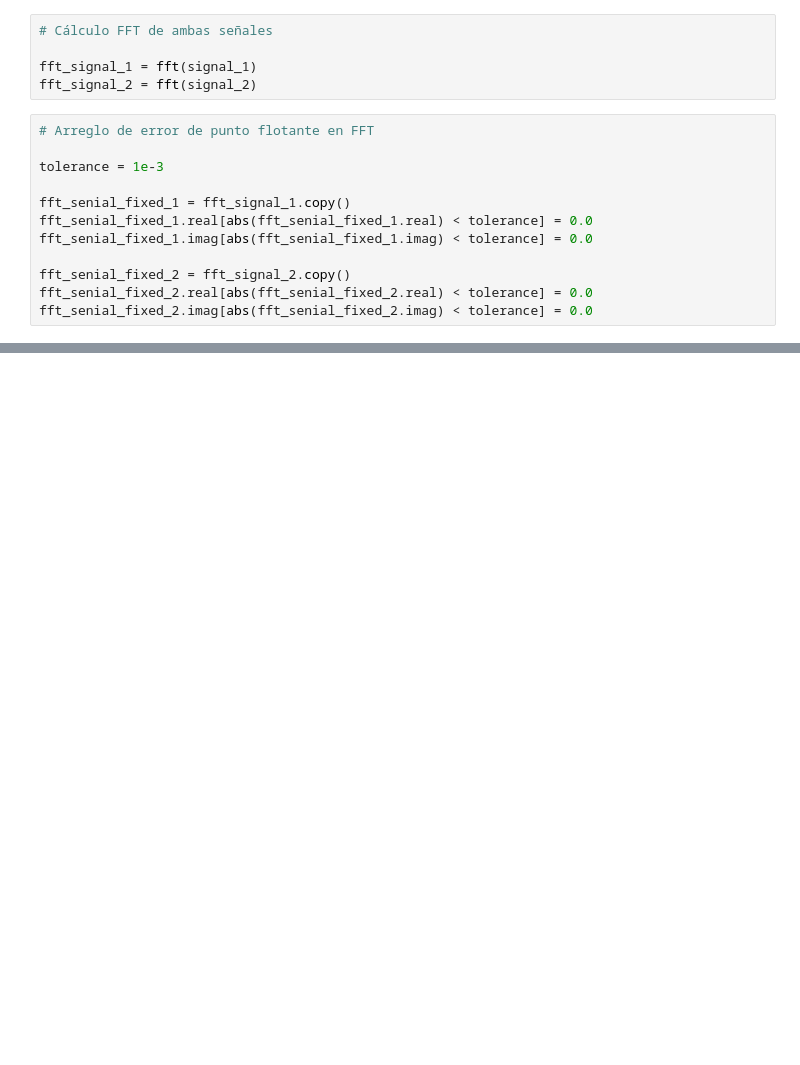
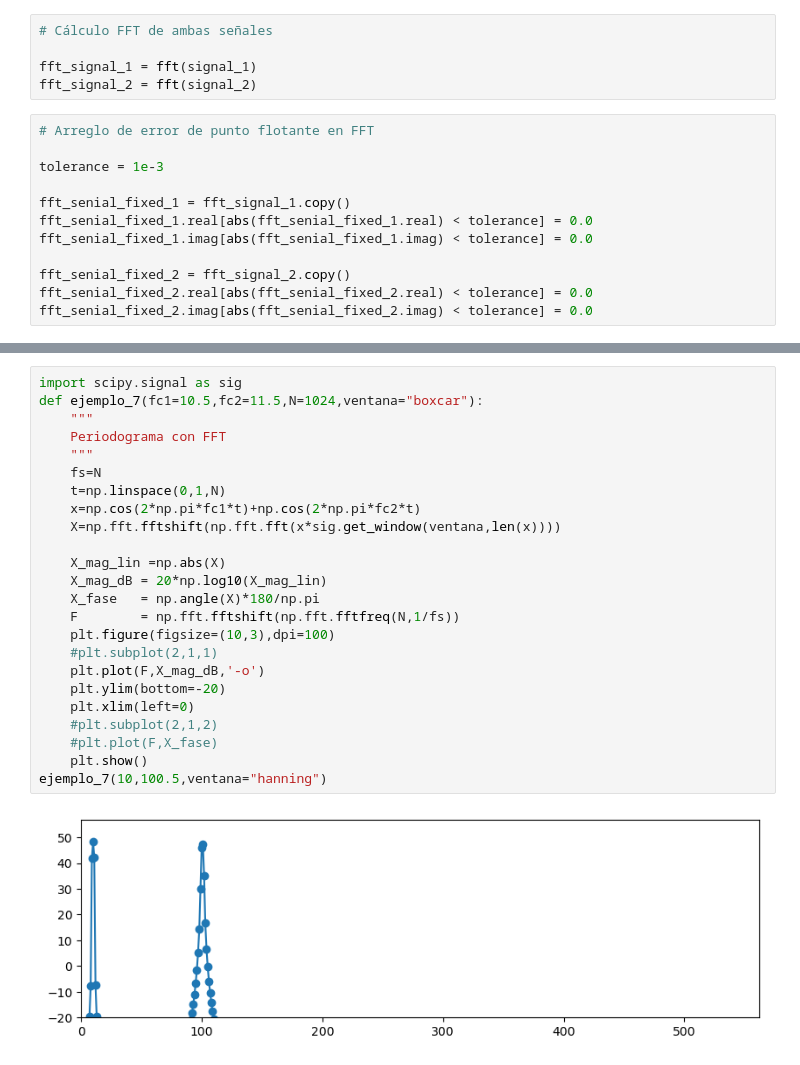
Before and after one commit to fmirandabonomi/curso_sdr_invap, a Jupyter notebook: dsp_tiempo_frecuencia.ipynb, the cells around one changed output, grey strips where cells are left out. Drawn from its saved outputs; the diff is of its cells as text; blank space fills up the shorter version.

Commit message:
Ejemplo 7

```diff
--- a/dsp_tiempo_frecuencia.ipynb
+++ b/dsp_tiempo_frecuencia.ipynb
@@ -1094,0 +1106,26 @@ plt.show()
+# %%
+import scipy.signal as sig
+def ejemplo_7(fc1=10.5,fc2=11.5,N=1024,ventana="boxcar"):
+    """
+    Periodograma con FFT
+    """
+    fs=N
+    t=np.linspace(0,1,N)
+    x=np.cos(2*np.pi*fc1*t)+np.cos(2*np.pi*fc2*t)
+    X=np.fft.fftshift(np.fft.fft(x*sig.get_window(ventana,len(x))))
+
+    X_mag_lin =np.abs(X)
+    X_mag_dB = 20*np.log10(X_mag_lin)
+    X_fase   = np.angle(X)*180/np.pi
+    F        = np.fft.fftshift(np.fft.fftfreq(N,1/fs))
+    plt.figure(figsize=(10,3),dpi=100)
+    #plt.subplot(2,1,1)
+    plt.plot(F,X_mag_dB,'-o')
+    plt.ylim(bottom=-20)
+    plt.xlim(left=0)
+    #plt.subplot(2,1,2)
+    #plt.plot(F,X_fase)
+    plt.show()
+ejemplo_7(10,100.5,ventana="hanning")
+# %% [output]
+[figure, added]
```
Also changed, not shown: parts of 13 cells of this notebook.
